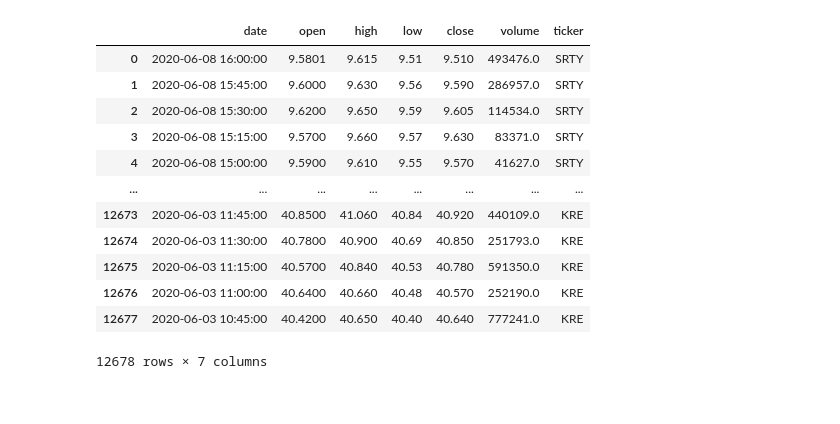
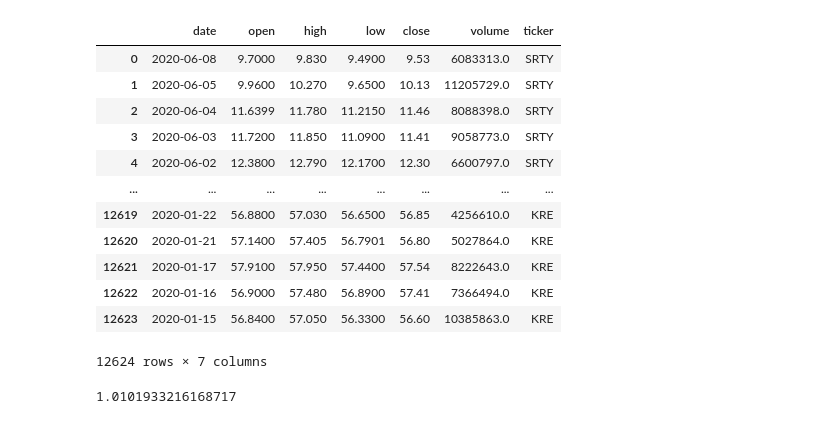
Before and after one commit to glenwang/AITrading, a Jupyter notebook: Model1.ipynb, the cells around one changed output. Drawn from its saved outputs; the diff is of its cells as text; code cells hidden in the pictures.

```diff
--- a/Model1.ipynb
+++ b/Model1.ipynb
@@ -9,20 +15,24 @@ import time
 # %%
-cData=pd.read_csv('127compiledData127.csv').drop(columns='Unnamed: 0')
+cData=pd.read_csv('127compiledDailyData127.csv') #.drop(columns='Unnamed: 0')
 cData
 # %% [output]
 |  | date | open | high | low | close | volume | ticker |
-| 0 | 2020-06-08 16:00:00 | 9.5801 | 9.615 | 9.51 | 9.510 | 493476.0 | SRTY |
-| 1 | 2020-06-08 15:45:00 | 9.6000 | 9.630 | 9.56 | 9.590 | 286957.0 | SRTY |
-| 2 | 2020-06-08 15:30:00 | 9.6200 | 9.650 | 9.59 | 9.605 | 114534.0 | SRTY |
-| 3 | 2020-06-08 15:15:00 | 9.5700 | 9.660 | 9.57 | 9.630 | 83371.0 | SRTY |
-| 4 | 2020-06-08 15:00:00 | 9.5900 | 9.610 | 9.55 | 9.570 | 41627.0 | SRTY |
+| 0 | 2020-06-08 | 9.7000 | 9.830 | 9.4900 | 9.53 | 6083313.0 | SRTY |
+| 1 | 2020-06-05 | 9.9600 | 10.270 | 9.6500 | 10.13 | 11205729.0 | SRTY |
+| 2 | 2020-06-04 | 11.6399 | 11.780 | 11.2150 | 11.46 | 8088398.0 | SRTY |
+| 3 | 2020-06-03 | 11.7200 | 11.850 | 11.0900 | 11.41 | 9058773.0 | SRTY |
+| 4 | 2020-06-02 | 12.3800 | 12.790 | 12.1700 | 12.30 | 6600797.0 | SRTY |
 | ... | ... | ... | ... | ... | ... | ... | ... |
-| 12673 | 2020-06-03 11:45:00 | 40.8500 | 41.060 | 40.84 | 40.920 | 440109.0 | KRE |
-| 12674 | 2020-06-03 11:30:00 | 40.7800 | 40.900 | 40.69 | 40.850 | 251793.0 | KRE |
-| 12675 | 2020-06-03 11:15:00 | 40.5700 | 40.840 | 40.53 | 40.780 | 591350.0 | KRE |
-| 12676 | 2020-06-03 11:00:00 | 40.6400 | 40.660 | 40.48 | 40.570 | 252190.0 | KRE |
-| 12677 | 2020-06-03 10:45:00 | 40.4200 | 40.650 | 40.40 | 40.640 | 777241.0 | KRE |
+| 12619 | 2020-01-22 | 56.8800 | 57.030 | 56.6500 | 56.85 | 4256610.0 | KRE |
+| 12620 | 2020-01-21 | 57.1400 | 57.405 | 56.7901 | 56.80 | 5027864.0 | KRE |
+| 12621 | 2020-01-17 | 57.9100 | 57.950 | 57.4400 | 57.54 | 8222643.0 | KRE |
+| 12622 | 2020-01-16 | 56.9000 | 57.480 | 56.8900 | 57.41 | 7366494.0 | KRE |
+| 12623 | 2020-01-15 | 56.8400 | 57.050 | 56.3300 | 56.60 | 10385863.0 | KRE |
-12678 rows × 7 columns
+12624 rows × 7 columns
+# %%
+57.480/56.9000
+# %% [output]
+1.0101933216168717
 # %%
 cData['ticker'].unique()
 # %% [output]
```
Also changed, not shown: parts of 14 cells of this notebook, 4 other files.
